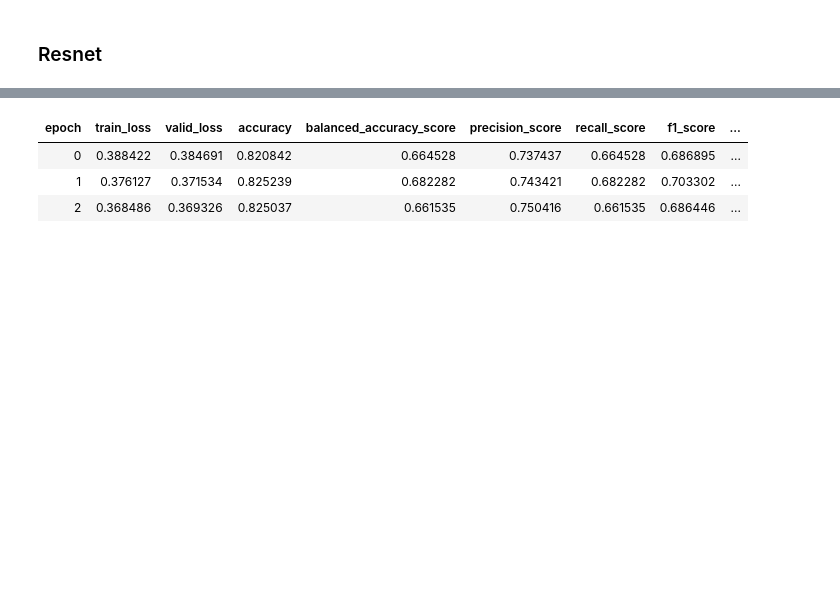
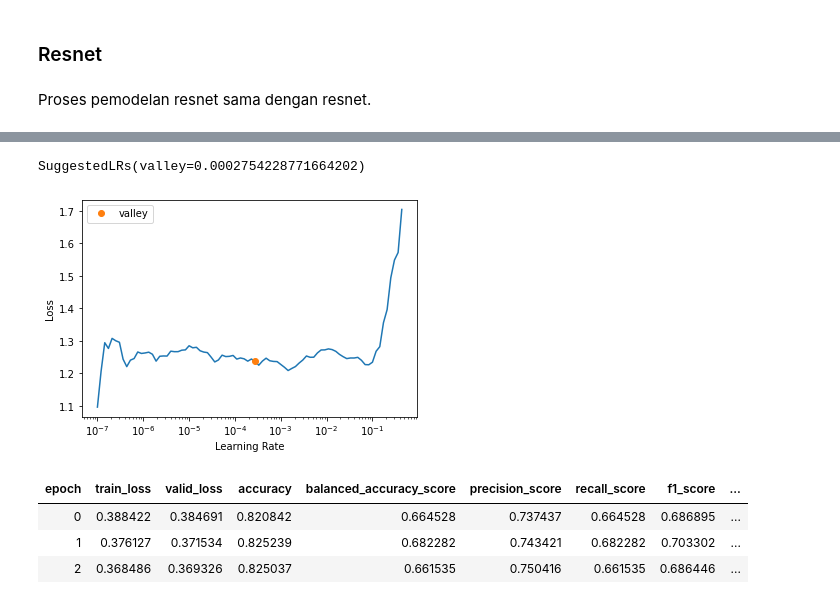
Before and after one commit to jodijhourandas/deepdesa, a Jupyter notebook: urbanrural/04. UR SLS Sentinel 10m TC.ipynb, the cells around one changed output, grey strips where cells are left out. Saved outputs shown, nothing was run; the diff lists cells and outputs as text; code cells hidden in the pictures; blank space fills up the shorter version.

```diff
--- a/urbanrural/04. UR SLS Sentinel 10m TC.ipynb
+++ b/urbanrural/04. UR SLS Sentinel 10m TC.ipynb
@@ -384,5 +418,10 @@ f1 : 0.880273660205245
 rocauc : 0.7615144418423108
 # %% [markdown]
 ### Resnet
+# %% [markdown]
+Proses pemodelan resnet sama dengan resnet.
 # %%
 learn_rs = cnn_learner(dls, resnet50, metrics=metrics)
+# %%
+learn_rs.lr_find()
+# %% [output]
@@ -389 +429,3 @@ learn_rs = cnn_learner(dls, resnet50, metrics=metrics)
+SuggestedLRs(valley=0.0002754228771664202)
+[figure, added]
 # %%
```
Also changed, not shown: parts of 26 cells of this notebook, 21 other files.
